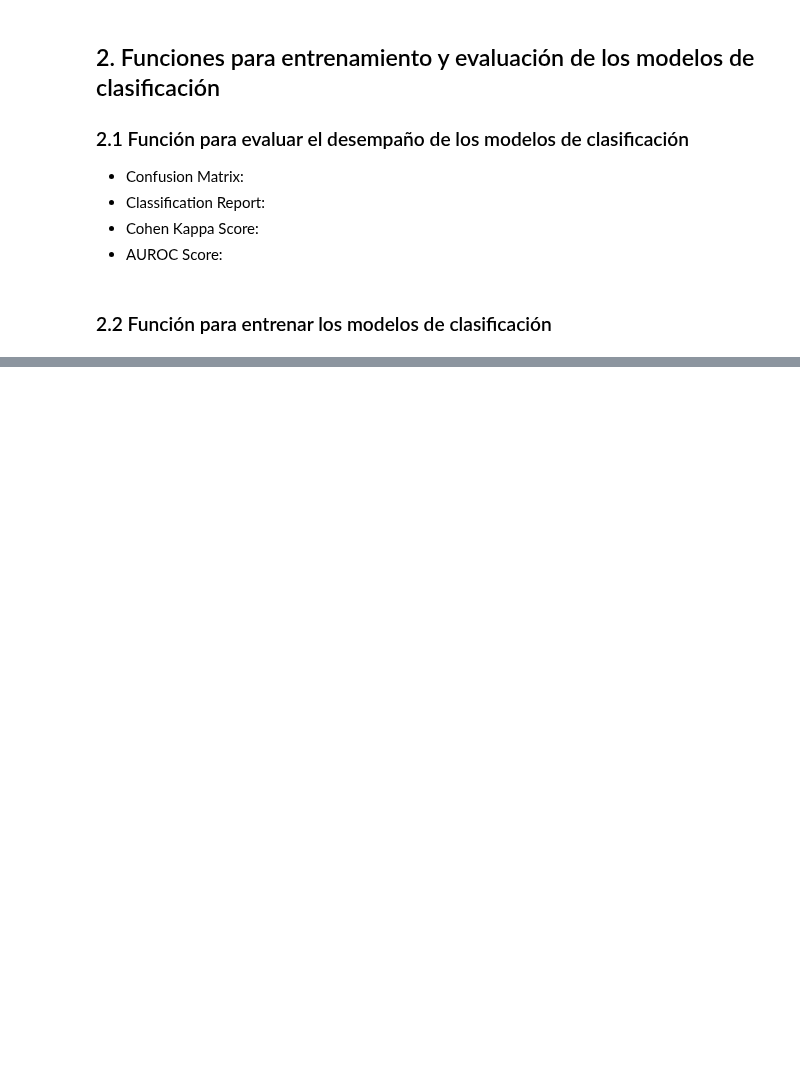
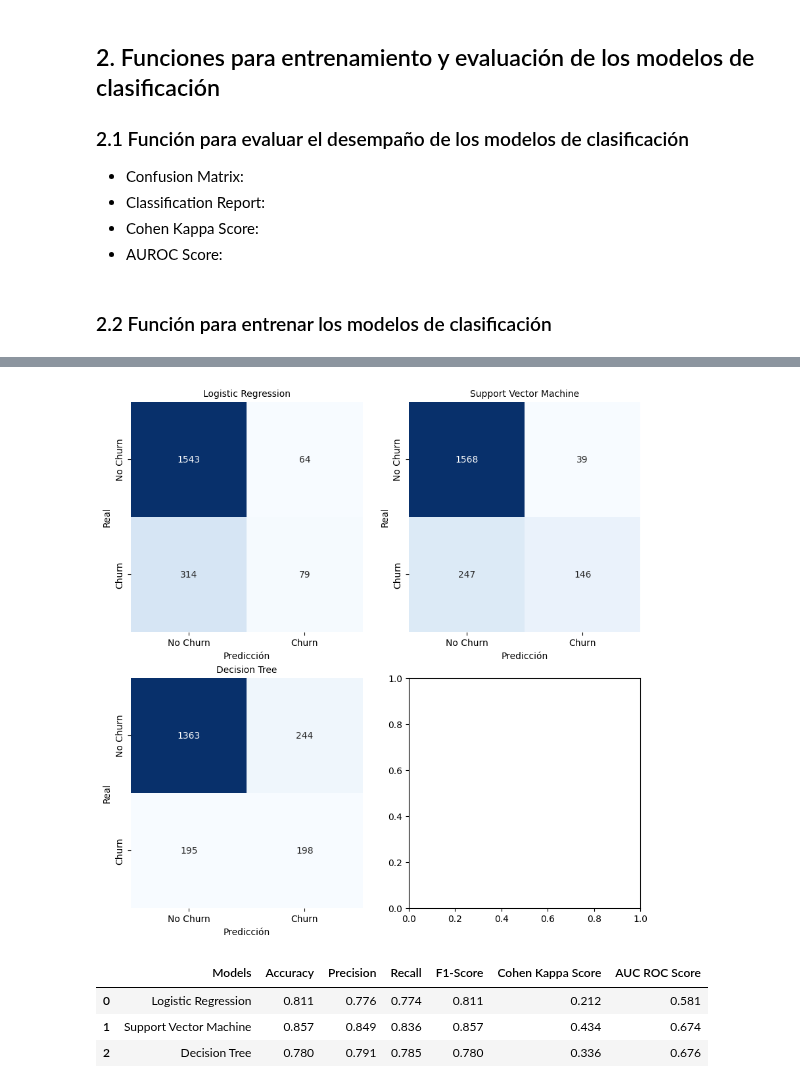
Before and after one commit to DiegoPaezA/IA_Examples, a Jupyter notebook: Regresion-Clasificación/Clasificación_Churn_Study.ipynb, the cells around one changed output, grey strips where cells are left out. Cells and saved outputs as stored; diff of their text form; code cells hidden in the pictures; blank space fills up the shorter version.

```diff
--- a/Regresion-Clasificación/Clasificación_Churn_Study.ipynb
+++ b/Regresion-Clasificación/Clasificación_Churn_Study.ipynb
@@ -179,8 +220,8 @@ X_scaled.head()
 # %% [markdown]
 ### 1.5 Unión de los datos codificados y estandarizados
 # %%
-df_X = pd.concat([X_scaled, X_ohe], axis=1)
-df_X.head()
+df_X_P2 = pd.concat([X_scaled, X_ohe], axis=1)
+df_X_P2.head()
 # %% [output]
 |  | CreditScore | Age | Tenure | Balance | NumOfProducts | HasCrCard | IsActiveMember | EstimatedSalary | ... |
 | 0 | -0.326221 | 0.293517 | -1.041760 | -1.225848 | -0.911583 | 0.646092 | 0.970243 | 0.021886 | ... |
@@ -322,0 +385,40 @@ MC1_Results
+# %%
+X_train, X_test, y_train, y_test = train_test_split(df_X_P2, y, test_size=0.2, random_state=42)
+
+modelLR_2 = LogisticRegression()
+modelSVC_2 = SVC()
+modelDTC_2 = DecisionTreeClassifier(random_state=0)
+
+models=[modelLR_2,modelSVC_2,modelDTC_2]
+plt.subplots(2,2,figsize=(10,10))
+modelsNames = ["Logistic Regression","Support Vector Machine", "Decision Tree"]
+metricsResults = []
+
+for idx, model in enumerate(models):
+  modelResults = modelClas(model,X_train,y_train,X_test)
+  metrics = performanceCal(y_test,modelResults)
+
+  metrics.insert(2,modelsNames[idx])
+  metricsResults.append(metrics[2:])
+
+  ax = plt.subplot(2,2,idx+1)
+  ax.yaxis.set_ticklabels([])
+  ax.set_title(modelsNames[idx])
+  fig = heatmapgraph(metrics[0])
+# %% [output]
+[figure, added]
+# %%
+#create data
+data = [metricsResults[0],metricsResults[1],metricsResults[2]]
+
+#define header names
+col_names = ["Models", "Accuracy", "Precision","Recall", "F1-Score", "Cohen Kappa Score", "AUC ROC Score" ]
+
+#display table
+MC2_Results = pd.DataFrame(data=data, columns=col_names)
+MC2_Results
+# %% [output]
+|  | Models | Accuracy | Precision | Recall | F1-Score | Cohen Kappa Score | AUC ROC Score |
+| 0 | Logistic Regression | 0.811 | 0.776 | 0.774 | 0.811 | 0.212 | 0.581 |
+| 1 | Support Vector Machine | 0.857 | 0.849 | 0.836 | 0.857 | 0.434 | 0.674 |
+| 2 | Decision Tree | 0.780 | 0.791 | 0.785 | 0.780 | 0.336 | 0.676 |
```
Also changed, not shown: parts of 24 cells of this notebook.
